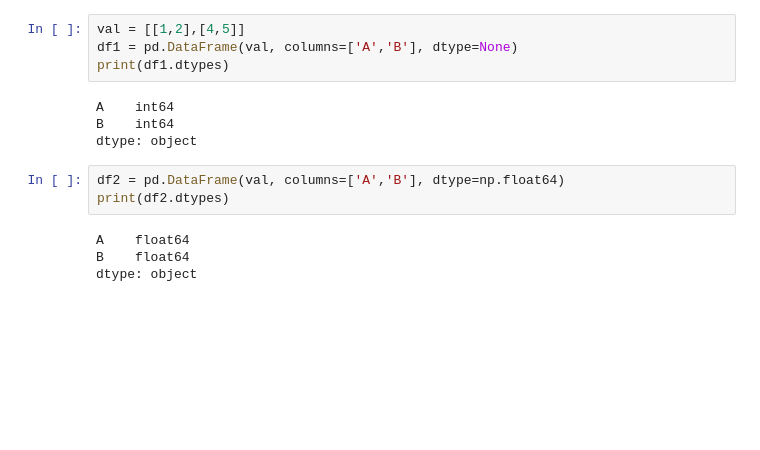
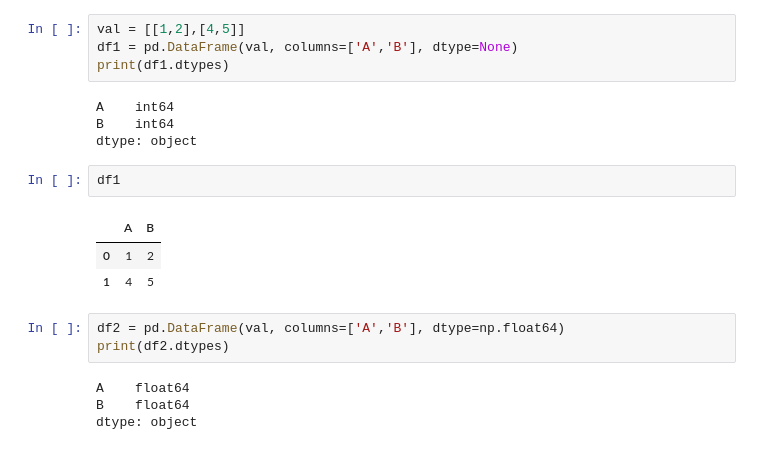
Before and after one commit to hexu1985/python-data-science-examples, a Jupyter notebook: Pandas.Data.Preprocessing.Explanation/samples/Chapter2/2.2.ipynb, the cells around one changed output. Drawn from its saved outputs; the diff is of its cells as text; blank space fills up the shorter version.

```diff
--- a/Pandas.Data.Preprocessing.Explanation/samples/Chapter2/2.2.ipynb
+++ b/Pandas.Data.Preprocessing.Explanation/samples/Chapter2/2.2.ipynb
@@ -83,6 +83,12 @@ print(df1.dtypes)
 A    int64
 B    int64
 dtype: object
+# %%
+df1
+# %% [output]
+|  | A | B |
+| 0 | 1 | 2 |
+| 1 | 4 | 5 |
 # %%
 df2 = pd.DataFrame(val, columns=['A','B'], dtype=np.float64)
 print(df2.dtypes)
```
Also changed, not shown: parts of 23 cells of this notebook, 1 other file.
